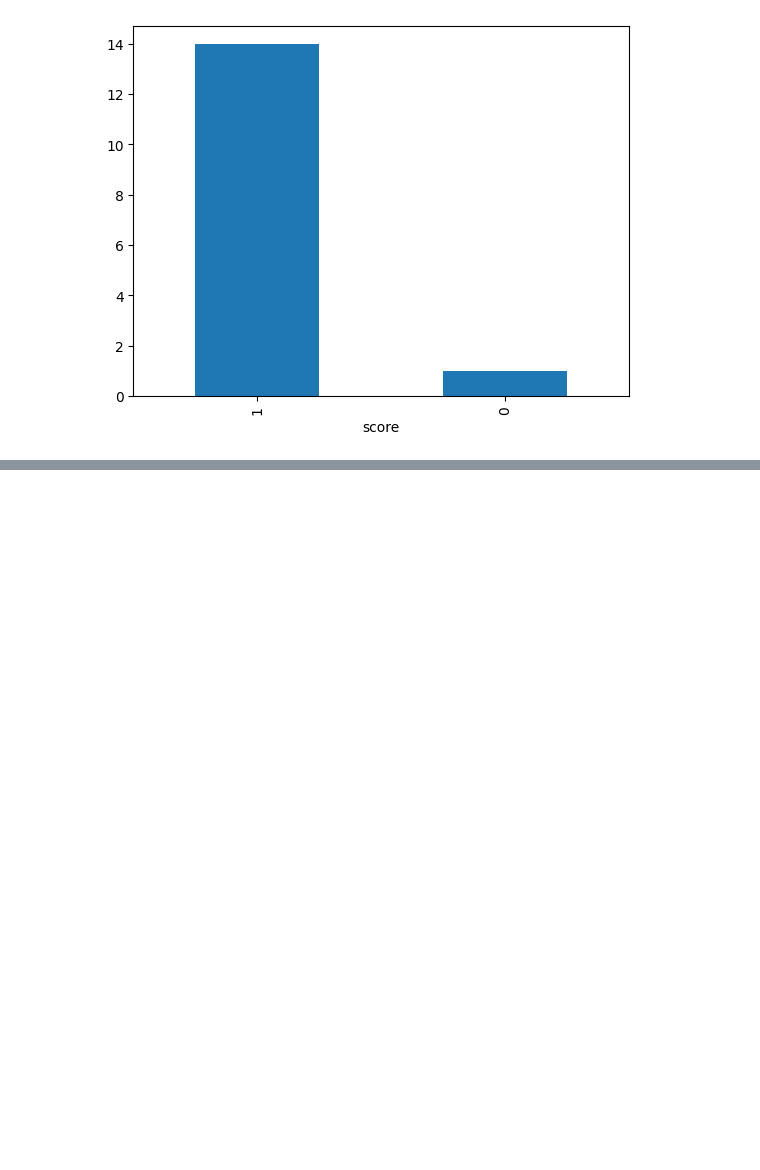
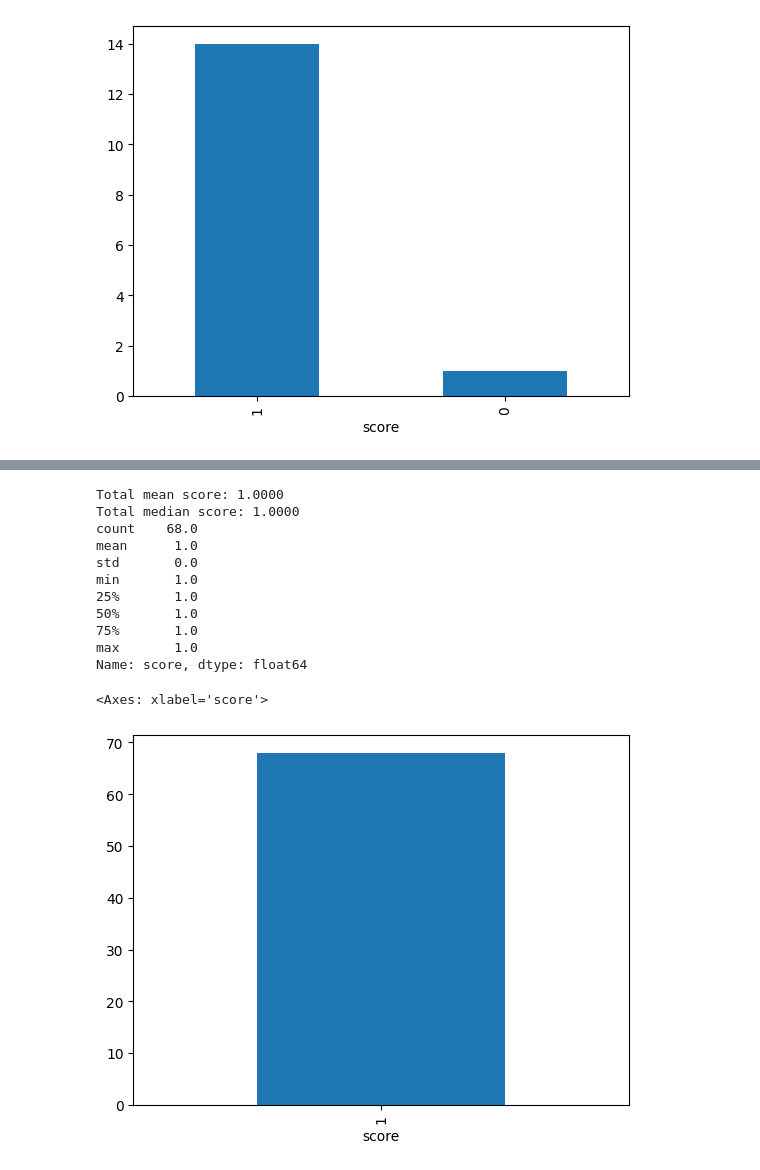
Before and after one commit to miem-refugees/travel-agent, a Jupyter notebook: notebooks/rag_evaluation.ipynb, the cells around one changed output, grey strips where cells are left out. Saved outputs shown, nothing was run; the diff lists cells and outputs as text; code cells hidden in the pictures; blank space fills up the shorter version.

Commit message:
Full evaluation of deepseek

```diff
--- a/notebooks/rag_evaluation.ipynb
+++ b/notebooks/rag_evaluation.ipynb
@@ -470,0 +486,10 @@ Name: score, dtype: float64
+# %%
+tool_spans = (
+    px.Client()
+    .query_spans(
+        SpanQuery().where("name == 'TravelReviewQueryTool'").select(input="input.value", reference="output.value"),
+        project_name="deepseek",
+    )
+    .dropna()
+)
+tool_spans.head()
@@ -470,0 +504,12 @@ Name: score, dtype: float64
+# %%
+eval_model = GeminiModel(model="gemini-2.0-flash-lite-001", project=659002550737)
+
+eval_results = llm_classify(
+    dataframe=tool_spans,
+    model=eval_model,
+    template=RAG_RELEVANCY_PROMPT_TEMPLATE,
+    rails=list(RAG_RELEVANCY_PROMPT_RAILS_MAP.values()),
+    provide_explanation=True,
+)
+eval_results["score"] = eval_results["explanation"].apply(lambda x: 1 if "relevant" in x else 0)
+eval_results.head()
@@ -470,0 +529,21 @@ Name: score, dtype: float64
+# %%
+print(f"Total mean score: {eval_results.score.mean():.4f}")
+print(f"Total median score: {eval_results.score.median():.4f}")
+
+print(eval_results.score.describe())
+
+eval_results.score.value_counts().plot.bar()
+# %% [output]
+Total mean score: 1.0000
+Total median score: 1.0000
+count    68.0
+mean      1.0
+std       0.0
+min       1.0
+25%       1.0
+50%       1.0
+75%       1.0
+max       1.0
+Name: score, dtype: float64
+<Axes: xlabel='score'>
+[figure, added]
```
Also changed, not shown: parts of 17 cells of this notebook.
